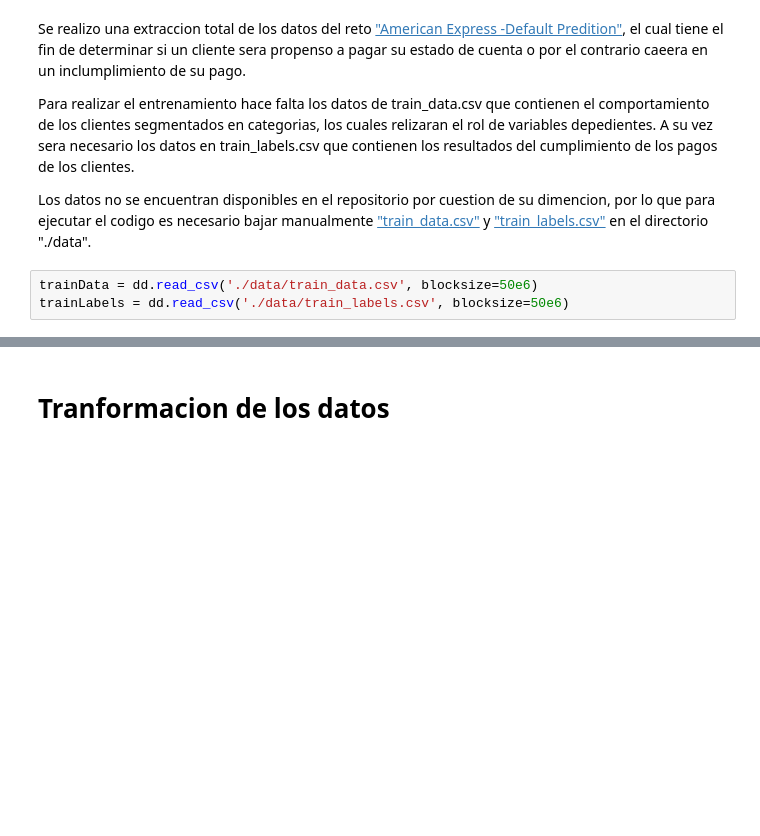
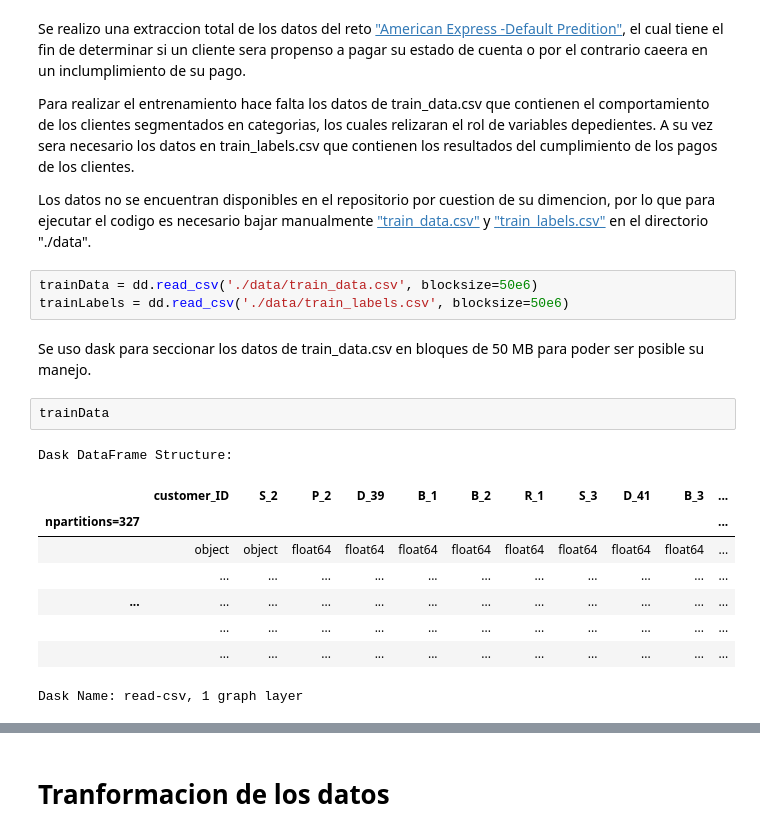
Before and after one commit to new-superuser-alt9193/IA_Avanzada, a Jupyter notebook: wrangling_train_data.ipynb, the cells around one changed output, grey strips where cells are left out. Cells and saved outputs as stored; diff of their text form; blank space fills up the shorter version.

```diff
--- a/wrangling_train_data.ipynb
+++ b/wrangling_train_data.ipynb
@@ -14,3 +11,17 @@ Los datos no se encuentran disponibles en el repositorio por cuestion de su dime
 # %%
 trainData = dd.read_csv('./data/train_data.csv', blocksize=50e6)
 trainLabels = dd.read_csv('./data/train_labels.csv', blocksize=50e6)
+# %% [markdown]
+Se uso dask para seccionar los datos de train_data.csv en bloques de 50 MB para poder ser posible su manejo.
+# %%
+trainData
+# %% [output]
+Dask DataFrame Structure:
+|  | customer_ID | S_2 | P_2 | D_39 | B_1 | B_2 | R_1 | S_3 | D_41 | B_3 | ... |
+| npartitions=327 |  |  |  |  |  |  |  |  |  |  | ... |
+|  | object | object | float64 | float64 | float64 | float64 | float64 | float64 | float64 | float64 | ... |
+|  | ... | ... | ... | ... | ... | ... | ... | ... | ... | ... | ... |
+| ... | ... | ... | ... | ... | ... | ... | ... | ... | ... | ... | ... |
+|  | ... | ... | ... | ... | ... | ... | ... | ... | ... | ... | ... |
+|  | ... | ... | ... | ... | ... | ... | ... | ... | ... | ... | ... |
+Dask Name: read-csv, 1 graph layer
```
Also changed, not shown: parts of 27 cells of this notebook, 1 other file.
